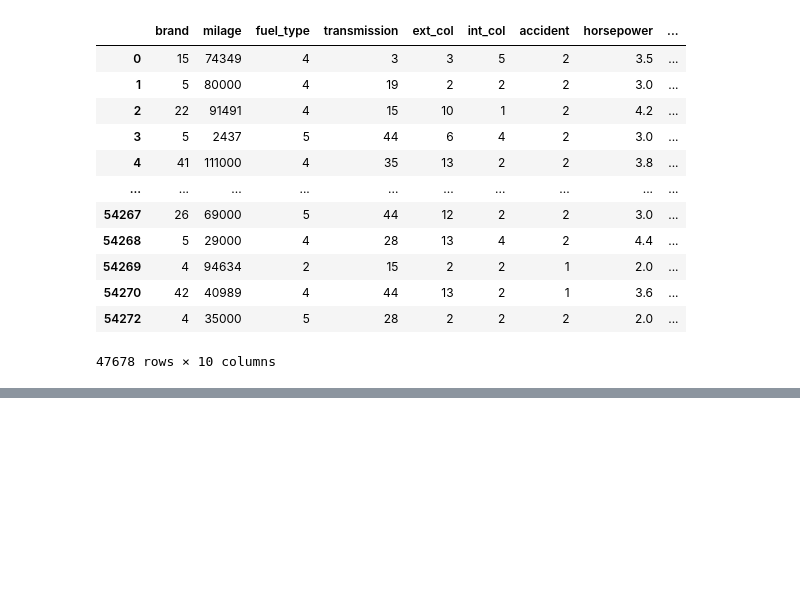
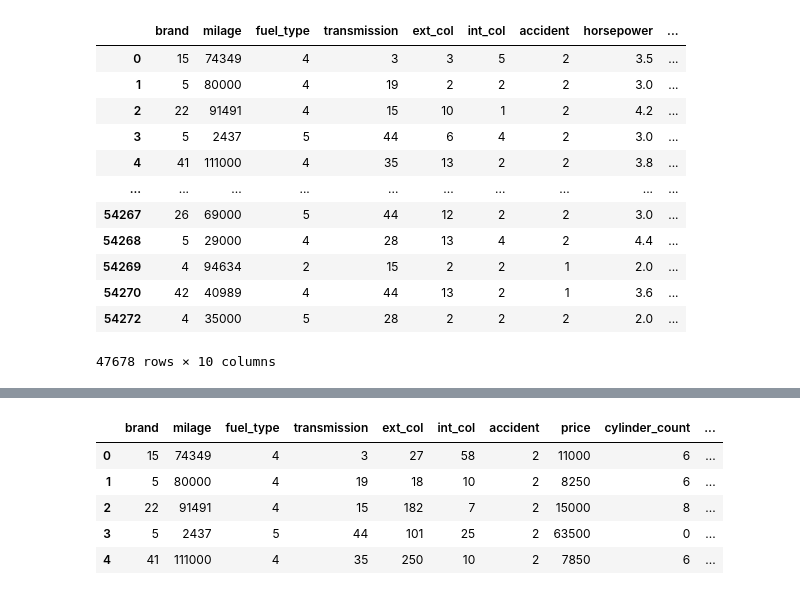
Before and after one commit to othnielche/KaggleX-Skill-Assessment-Challenge-2024, a Jupyter notebook: KaggleX challenge.ipynb, the cells around one changed output, grey strips where cells are left out. Drawn from its saved outputs; the diff is of its cells as text; code cells hidden in the pictures; blank space fills up the shorter version.

```diff
--- a/KaggleX challenge.ipynb
+++ b/KaggleX challenge.ipynb
@@ -2267,0 +2450,2 @@ X = X.drop('ext_col')
+# %%
+train = pd.read_csv('./data/train.csv')
@@ -2267,0 +2473,12 @@ X = X.drop('ext_col')
+# %%
+train = car_sales_preprocessing_train(train)
+test = car_sales_preprocessing_test(test)
+# %%
+train.head()
+# %% [output]
+|  | brand | milage | fuel_type | transmission | ext_col | int_col | accident | price | cylinder_count | ... |
+| 0 | 15 | 74349 | 4 | 3 | 27 | 58 | 2 | 11000 | 6 | ... |
+| 1 | 5 | 80000 | 4 | 19 | 18 | 10 | 2 | 8250 | 6 | ... |
+| 2 | 22 | 91491 | 4 | 15 | 182 | 7 | 2 | 15000 | 8 | ... |
+| 3 | 5 | 2437 | 5 | 44 | 101 | 25 | 2 | 63500 | 0 | ... |
+| 4 | 41 | 111000 | 4 | 35 | 250 | 10 | 2 | 7850 | 6 | ... |
```
Also changed, not shown: parts of 23 cells of this notebook.
